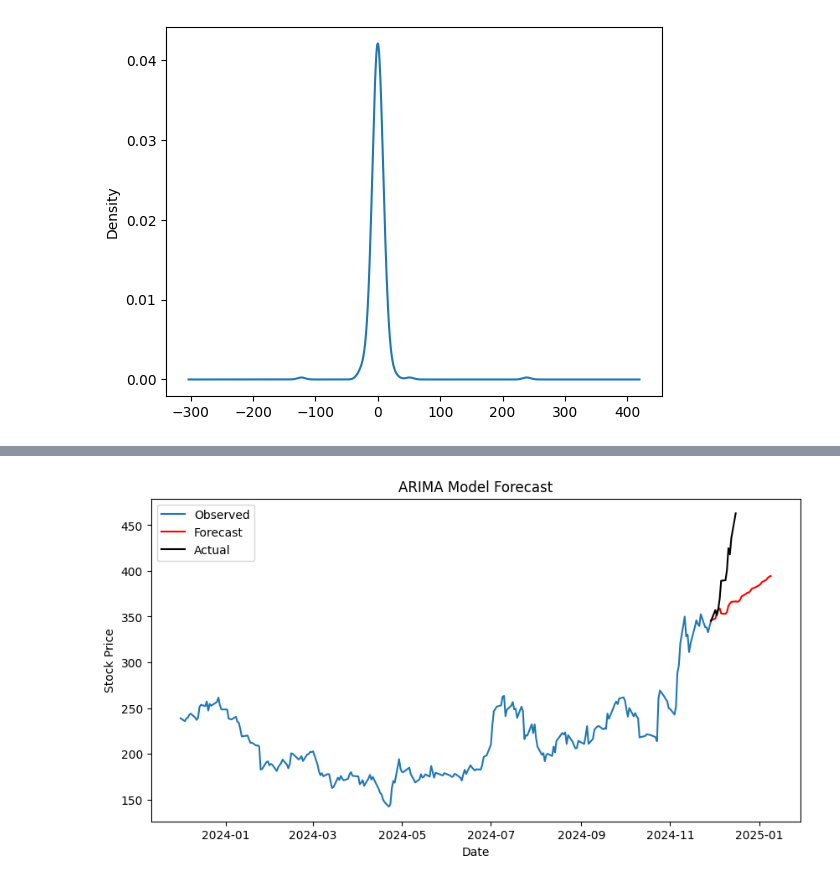
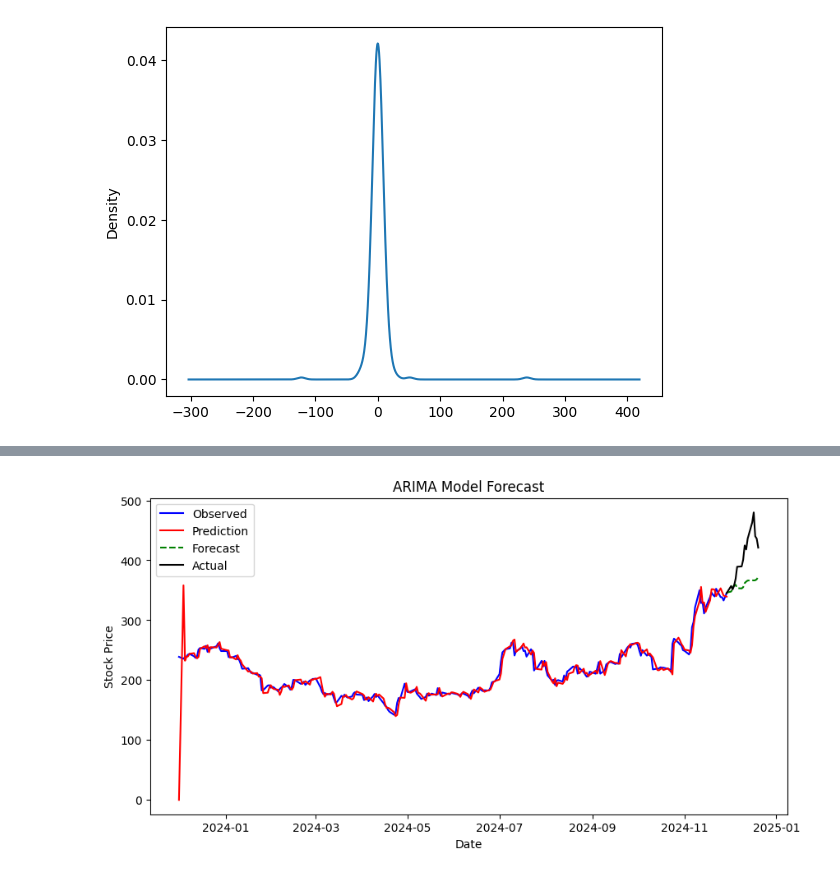
Before and after one commit to Prerana-walvekar/Python, a Jupyter notebook: TSLA ARIMA.ipynb, the cells around one changed output, grey strips where cells are left out. Drawn from its saved outputs; the diff is of its cells as text; code cells hidden in the pictures.

Commit message:
Calculating accuracy of Prediction and Forecasting of ARIMA model

```diff
--- a/TSLA ARIMA.ipynb
+++ b/TSLA ARIMA.ipynb
@@ -284,6 +284,8 @@ Warnings:
 [1] Covariance matrix calculated using the outer product of gradients (complex-step).
 # %%
 df1 = yf.download(ticker,start='2024-11-28',end=date.today())
+df1 = df1['Close']
+df1.columns = ['Close']
 df1
 # %% [output]
 [*********************100%***********************]  1 of 1 completed
@@ -305,5 +310,5 @@ df1
 # %%
-pred_arima=model_ARIMA_fit.predict(start=datetime(2023,12,5),end=datetime(2024,11,29))
+pred_arima=model_ARIMA_fit.predict(start=datetime(2023,12,1),end=datetime(2024,11,29))
 residuals=df['Close']-pred_arima
 # %%
 model_ARIMA_fit.resid.plot()
@@ -324,0 +330,7 @@ df[['Close','Predicted_ARIMA']].plot(figsize=(12,5))
+# %%
+forecast_steps = 16
+forecast = model_ARIMA_fit.forecast(steps=forecast_steps)
+
+# Create a forecasted index (next 30 days)
+forecast_index = pd.date_range(start=df.index[-1] + pd.Timedelta(days=0), periods=forecast_steps, freq='B')
+forecast
@@ -325,20 +355,14 @@ df[['Close','Predicted_ARIMA']].plot(figsize=(12,5))
 # %%
-forecast_steps = 30
-forecast = model_ARIMA_fit.forecast(steps=forecast_steps)
-
-# Create a forecasted index (next 30 days)
-forecast_index = pd.date_range(start=df.index[-1] + pd.Timedelta(days=0), periods=forecast_steps, freq='B')
-
 # Step 6: Visualize the results
 plt.figure(figsize=(10, 5))
-plt.plot(df['Close'], label='Observed')
-
-plt.plot(forecast_index, forecast, label='Forecast', color='red')
+plt.plot(df['Close'], label='Observed',color='blue')
+plt.plot(df['Predicted_ARIMA'],label= 'Prediction',color='red')
+plt.plot(forecast_index, forecast, label='Forecast', color='green',linestyle='--')
 plt.plot(df1['Close'],label='Actual',color='Black')
 plt.title('ARIMA Model Forecast')
 plt.xlabel('Date')
 plt.ylabel('Stock Price')
 plt.legend()
 plt.show()
 # %% [output]
-[figure, old version]
+[figure, new version]
```
Also changed, not shown: parts of 21 cells of this notebook.
